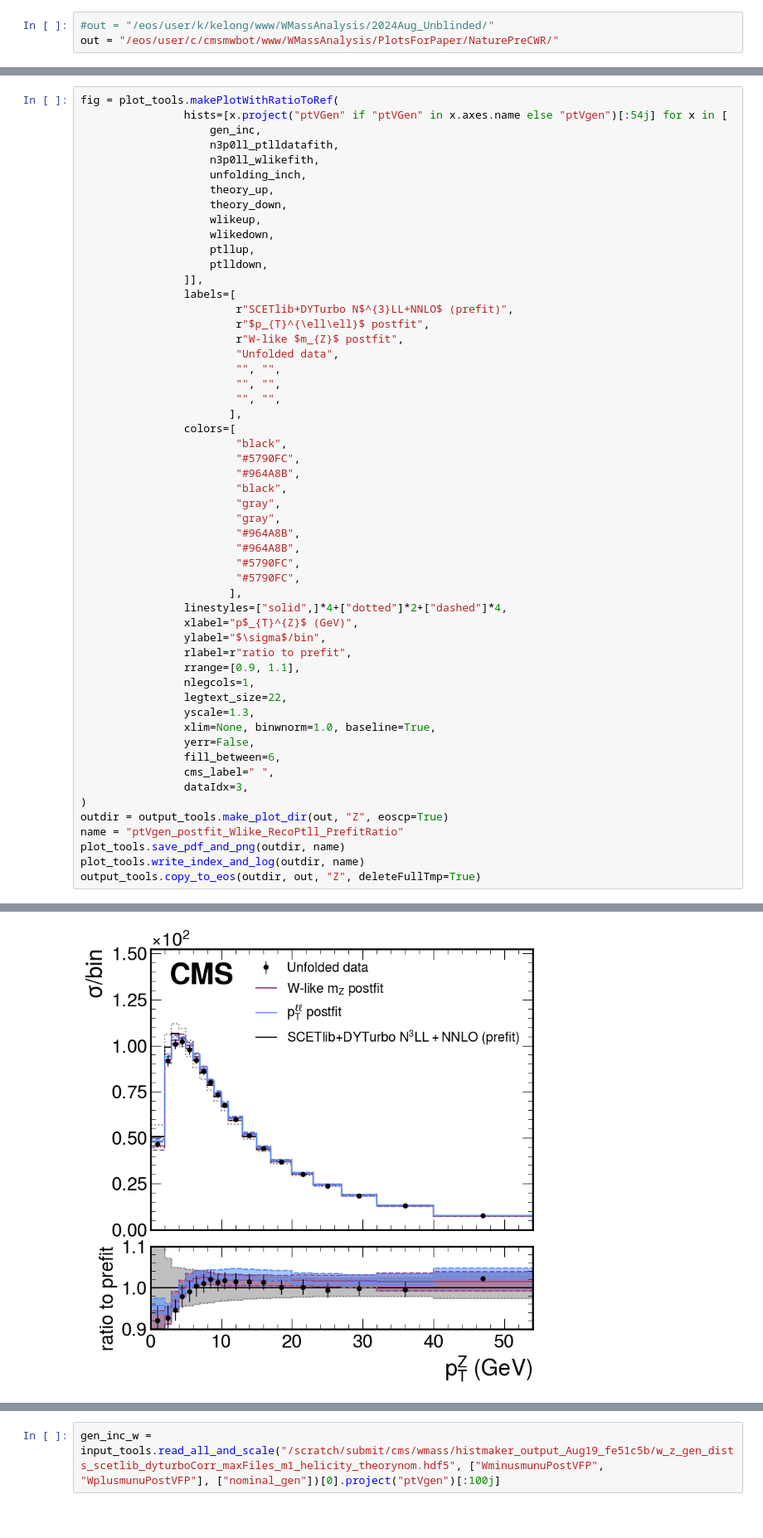
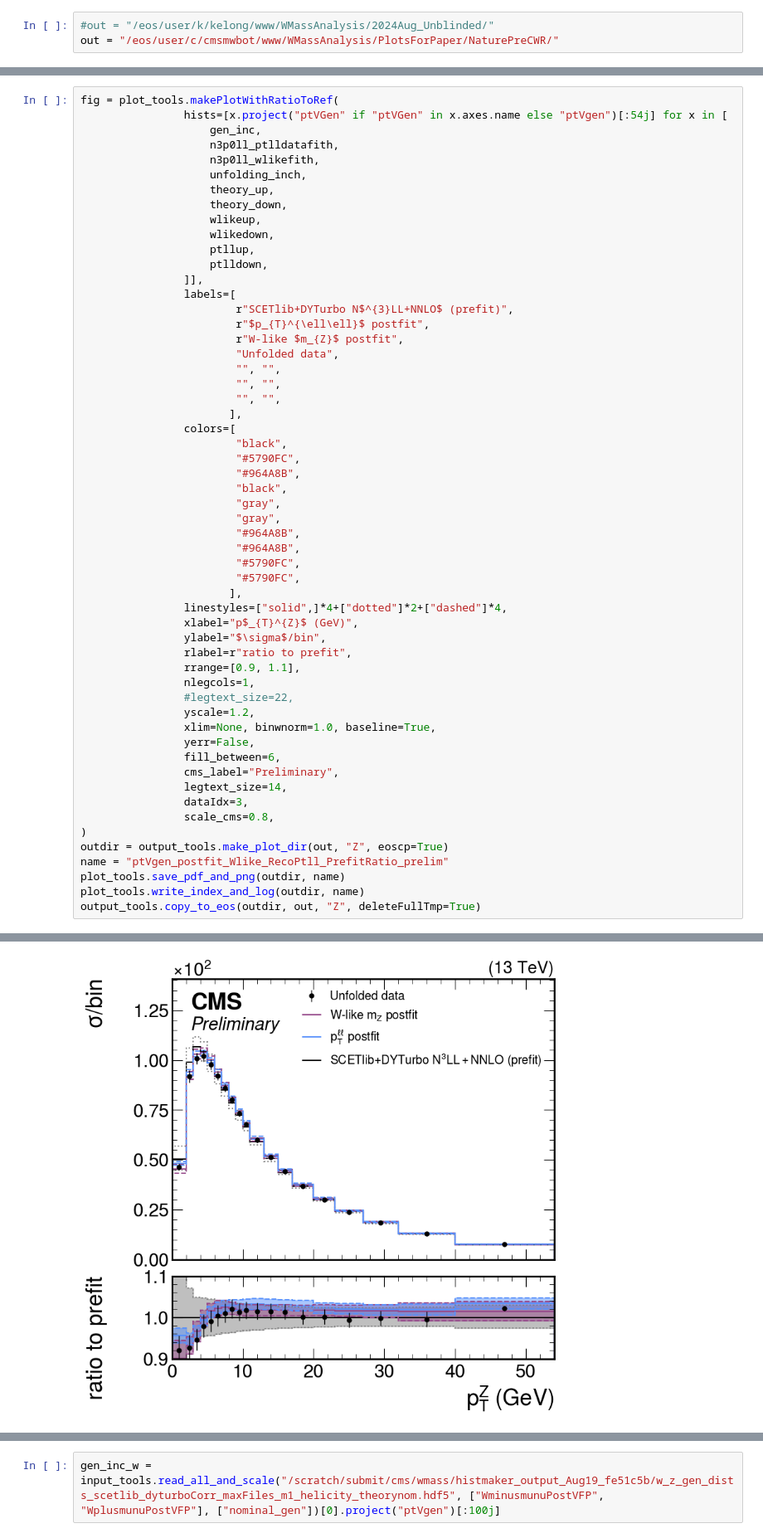
Before and after one commit to kdlong/WRemnants, a Jupyter notebook: notebooks/unblindedPostfitGen.ipynb, the cells around one changed output, grey strips where cells are left out. Shown at 83% size. Cells and saved outputs as stored; diff of their text form.

Commit message:
Plot postfit gen

```diff
--- a/notebooks/unblindedPostfitGen.ipynb
+++ b/notebooks/unblindedPostfitGen.ipynb
@@ -170,16 +173,18 @@ fig = plot_tools.makePlotWithRatioToRef(
                 rlabel=r"ratio to prefit",
                 rrange=[0.9, 1.1],
                 nlegcols=1,
-                legtext_size=22,
-                yscale=1.3,
+                #legtext_size=22,
+                yscale=1.2,
                 xlim=None, binwnorm=1.0, baseline=True,
                 yerr=False,
                 fill_between=6,
-                cms_label=" ",
+                cms_label="Preliminary",
+                legtext_size=14,
                 dataIdx=3,
+                scale_cms=0.8,
 )
 outdir = output_tools.make_plot_dir(out, "Z", eoscp=True)
-name = "ptVgen_postfit_Wlike_RecoPtll_PrefitRatio"
+name = "ptVgen_postfit_Wlike_RecoPtll_PrefitRatio_prelim"
 plot_tools.save_pdf_and_png(outdir, name)
 plot_tools.write_index_and_log(outdir, name)
 output_tools.copy_to_eos(outdir, out, "Z", deleteFullTmp=True)
@@ -188,4 +193,4 @@ Wrote file(s) /tmp/tmpkfaj8fak/www/WMassAnalysis/PlotsForPaper/NaturePreCWR/Z//p
-[figure, old version]
+[figure, new version]
 # %%
 fig = plot_tools.makePlotWithRatioToRef(
                 hists=[x.project("ptVGen" if "ptVGen" in x.axes.name else "ptVgen")[:54j] for x in [
```
Also changed, not shown: parts of 6 cells of this notebook, 6 other files.
